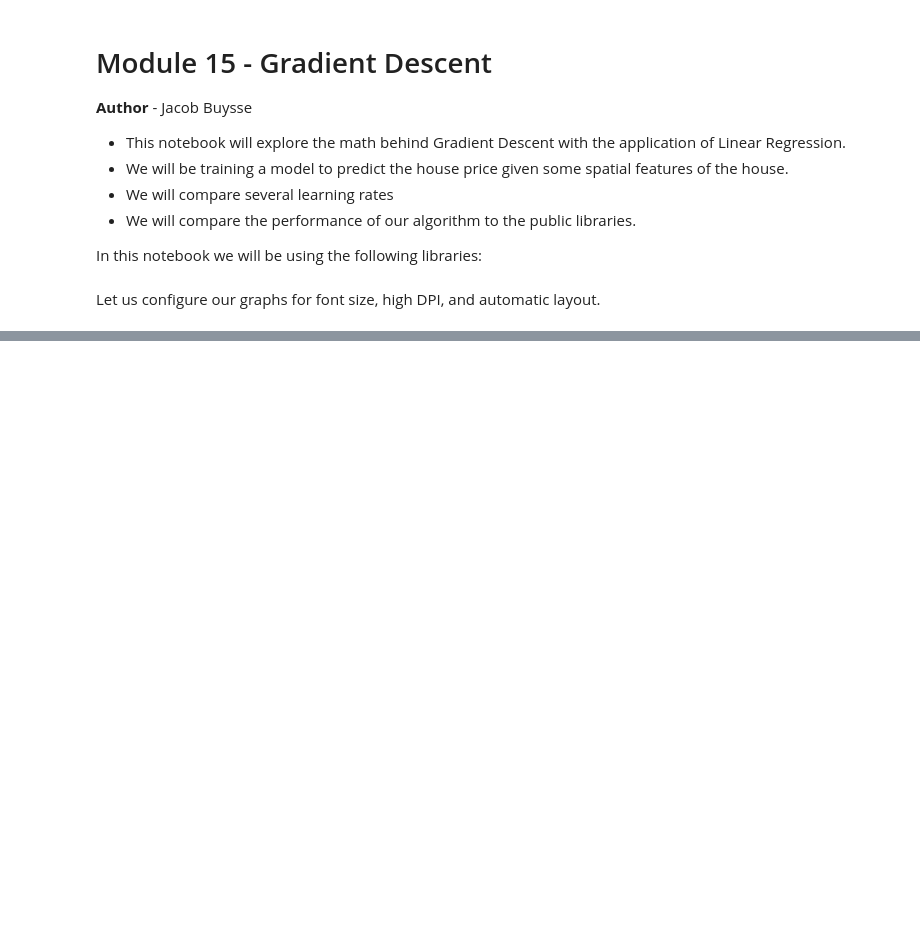
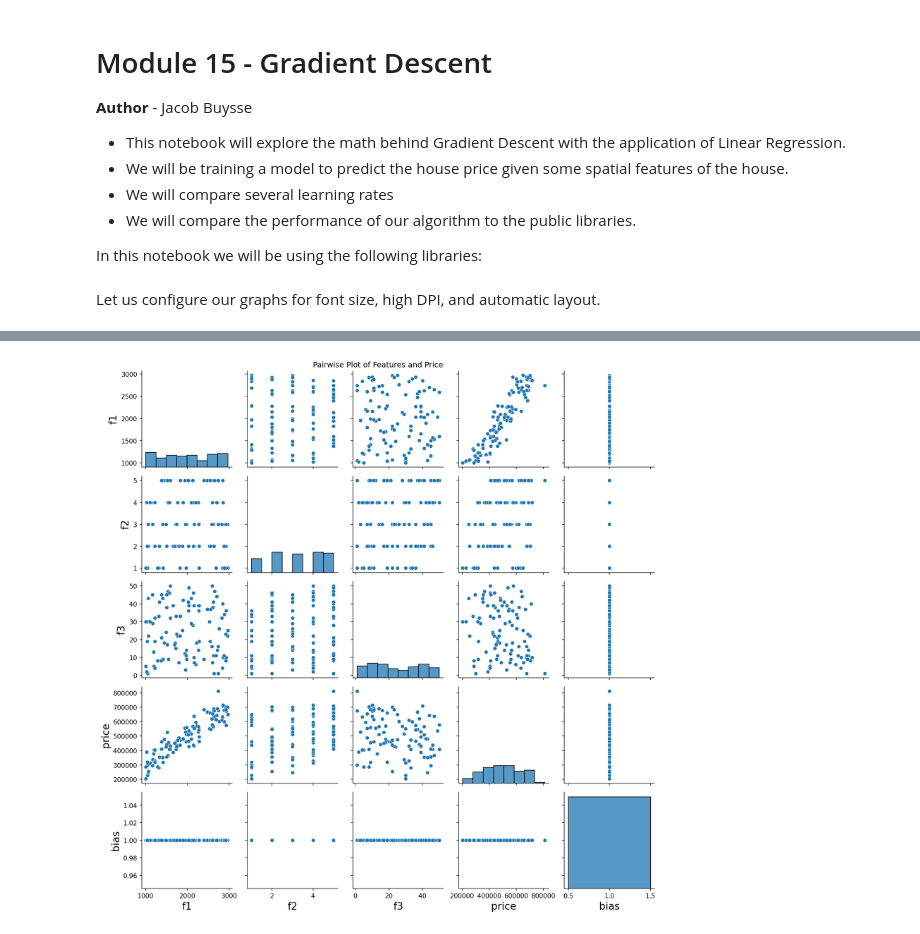
Before and after one commit to jmfb/mth5810-m15grad, a Jupyter notebook: m15grad.ipynb, the cells around one changed output, grey strips where cells are left out. Cells and saved outputs as stored; diff of their text form; code cells hidden in the pictures; blank space fills up the shorter version.

```diff
--- a/m15grad.ipynb
+++ b/m15grad.ipynb
@@ -47,0 +33,9 @@ df
+# %%
+df = pd.read_csv(
+    './multi_feature_dataset_100_samples.csv',
+    header=None,
+    delimiter=',',
+    names=['f1', 'f2', 'f3', 'price']
+)
+df['bias'] = 1
+df
@@ -47,0 +56,7 @@ df
+# %%
+plot = sns.pairplot(df)
+plot.fig.suptitle('Pairwise Plot of Features and Price')
+plt.tight_layout()
+plt.show()
+# %% [output]
+[figure, added]
```
Also changed, not shown: parts of 17 cells of this notebook.
